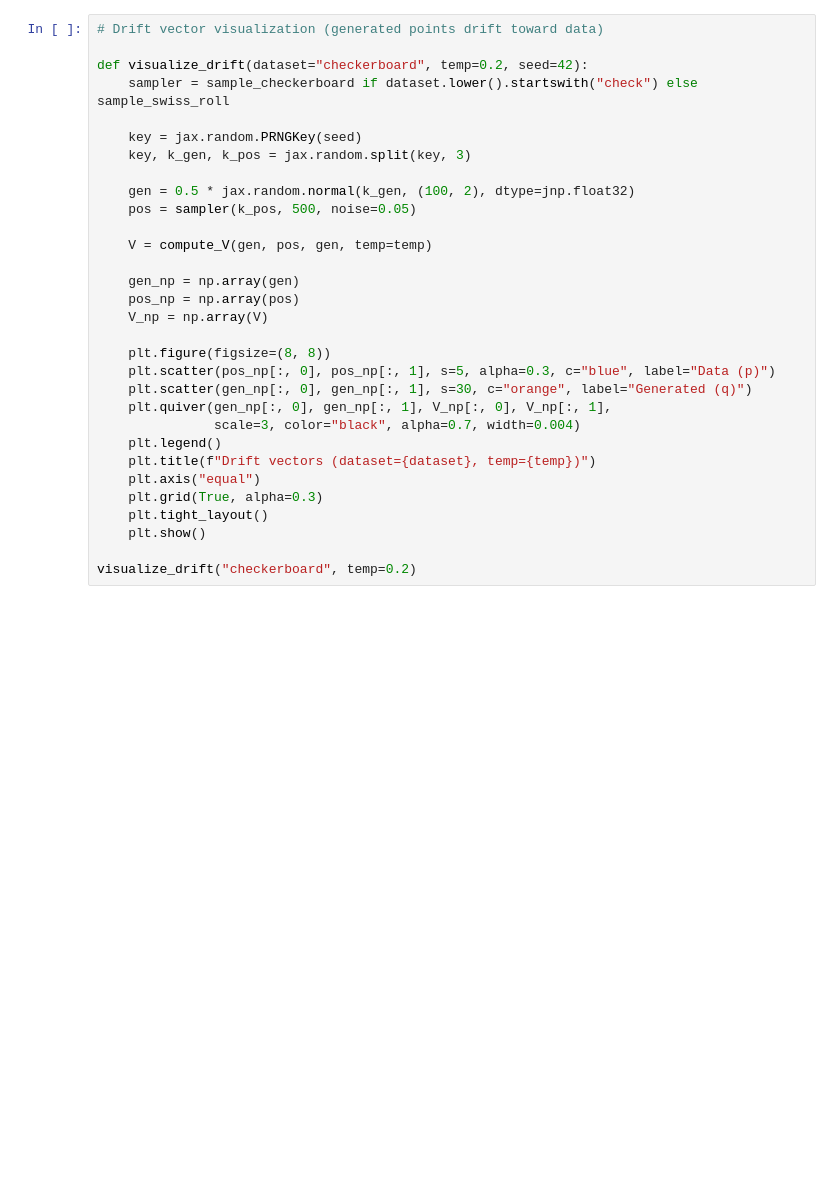
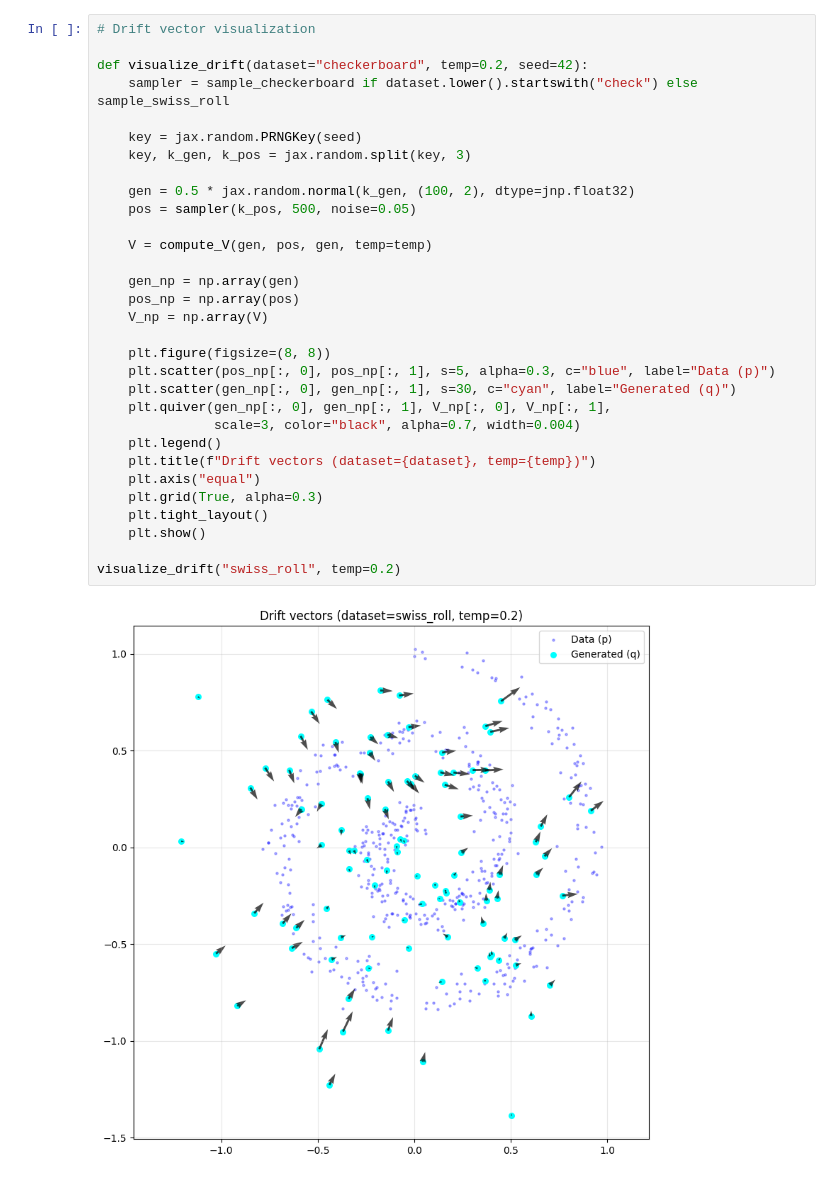
Before and after one commit to wrkhard/driftax, a Jupyter notebook: notebooks/toy_drifting_original.ipynb, the cells around one changed output. Saved outputs shown, nothing was run; the diff lists cells and outputs as text; blank space fills up the shorter version.

```diff
--- a/notebooks/toy_drifting_original.ipynb
+++ b/notebooks/toy_drifting_original.ipynb
@@ -52,34 +52,36 @@ plt.show()
 # %%
-# Drift vector visualization (generated points drift toward data)
+# Drift vector visualization
 
 def visualize_drift(dataset="checkerboard", temp=0.2, seed=42):
     sampler = sample_checkerboard if dataset.lower().startswith("check") else sample_swiss_roll
 
     key = jax.random.PRNGKey(seed)
     key, k_gen, k_pos = jax.random.split(key, 3)
 
     gen = 0.5 * jax.random.normal(k_gen, (100, 2), dtype=jnp.float32)
     pos = sampler(k_pos, 500, noise=0.05)
 
     V = compute_V(gen, pos, gen, temp=temp)
 
     gen_np = np.array(gen)
     pos_np = np.array(pos)
     V_np = np.array(V)
 
     plt.figure(figsize=(8, 8))
     plt.scatter(pos_np[:, 0], pos_np[:, 1], s=5, alpha=0.3, c="blue", label="Data (p)")
-    plt.scatter(gen_np[:, 0], gen_np[:, 1], s=30, c="orange", label="Generated (q)")
+    plt.scatter(gen_np[:, 0], gen_np[:, 1], s=30, c="cyan", label="Generated (q)")
     plt.quiver(gen_np[:, 0], gen_np[:, 1], V_np[:, 0], V_np[:, 1],
                scale=3, color="black", alpha=0.7, width=0.004)
     plt.legend()
     plt.title(f"Drift vectors (dataset={dataset}, temp={temp})")
     plt.axis("equal")
     plt.grid(True, alpha=0.3)
     plt.tight_layout()
     plt.show()
 
-visualize_drift("checkerboard", temp=0.2)
+visualize_drift("swiss_roll", temp=0.2)
+# %% [output]
+[figure, added]
 # %%
 # Train a toy MLP generator with drifting loss: MSE(gen, stopgrad(gen + V))
 
```
Also changed, not shown: parts of 5 cells of this notebook, 12 other files.
